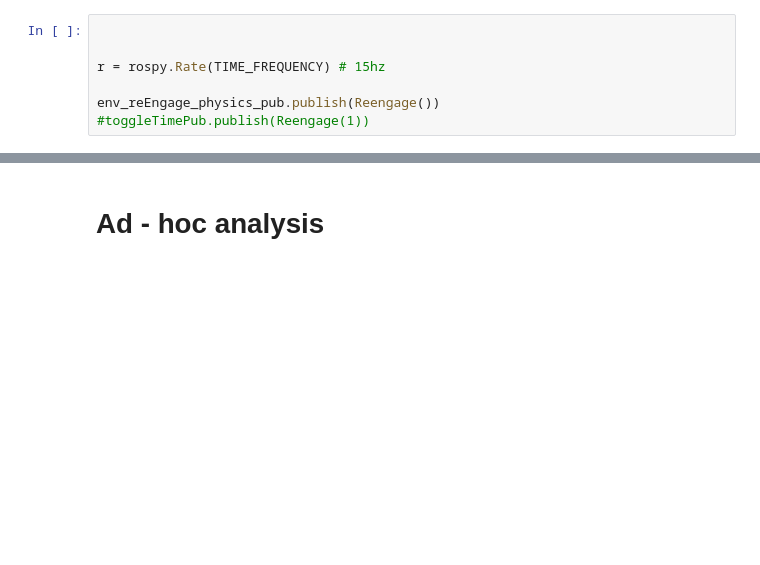
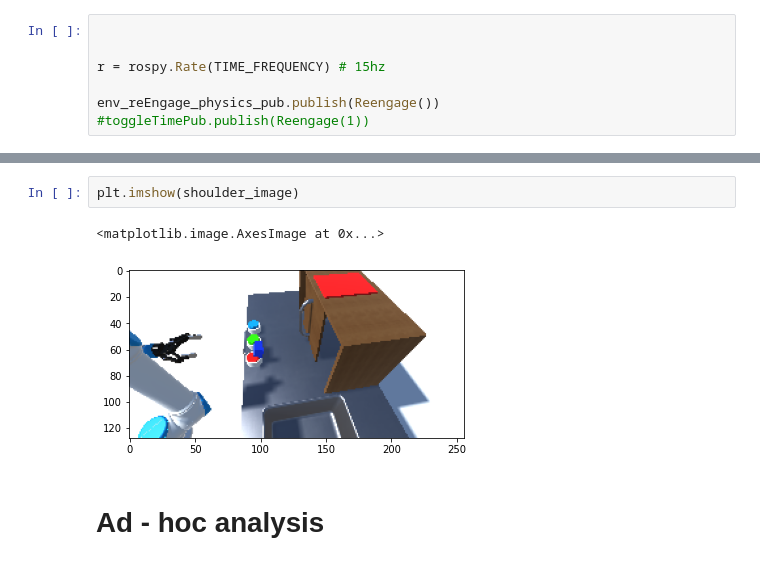
Before and after one commit to sholtodouglas/unity_robotics_env, a Jupyter notebook: robotics_demo/scripts/ControlCentre.ipynb, the cells around one changed output, grey strips where cells are left out. Saved outputs shown, nothing was run; the diff lists cells and outputs as text; blank space fills up the shorter version.

```diff
--- a/robotics_demo/scripts/ControlCentre.ipynb
+++ b/robotics_demo/scripts/ControlCentre.ipynb
@@ -235,3 +241,8 @@ while not rospy.is_shutdown() and i < 7022:
+# %%
+plt.imshow(shoulder_image)
+# %% [output]
+<matplotlib.image.AxesImage at 0x...>
+[figure, added]
 # %% [markdown]
 # Ad - hoc analysis
 # %%
```
Also changed, not shown: parts of 13 cells of this notebook, 33 other files.
